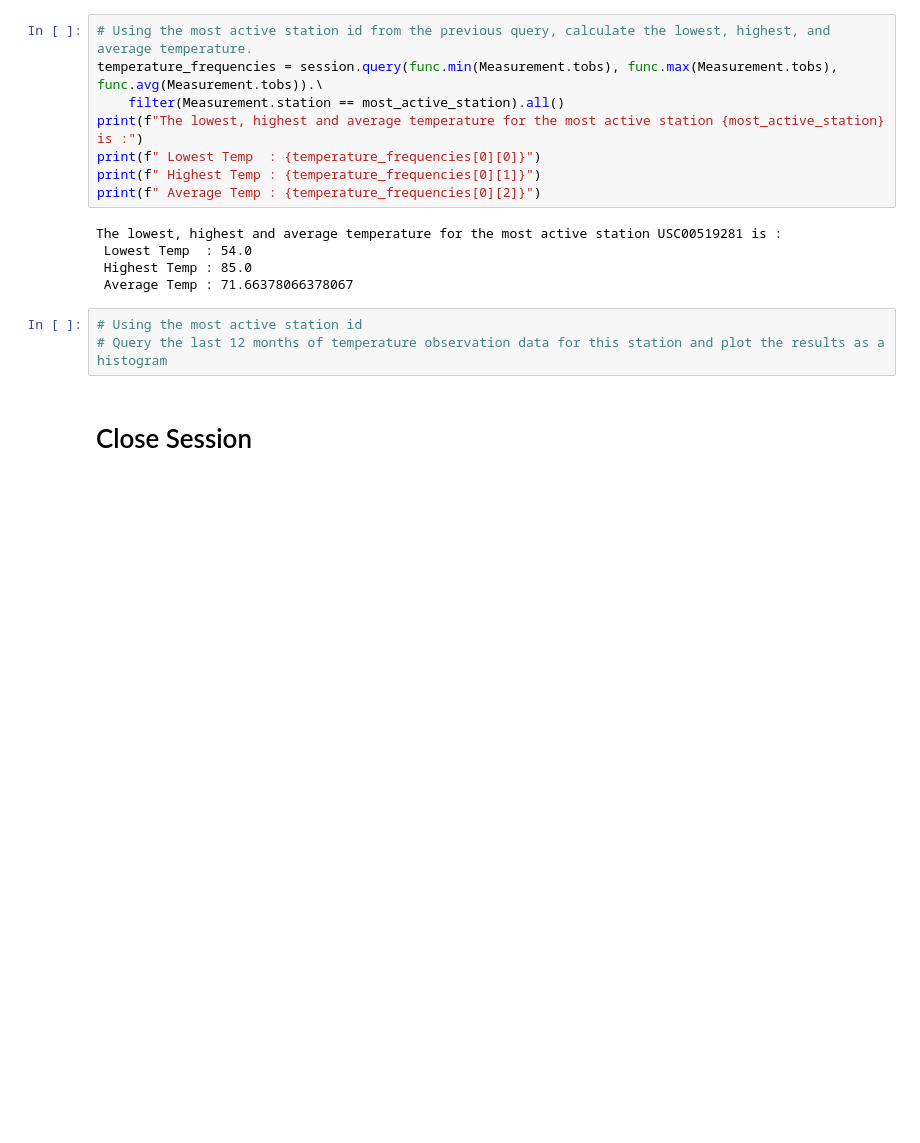
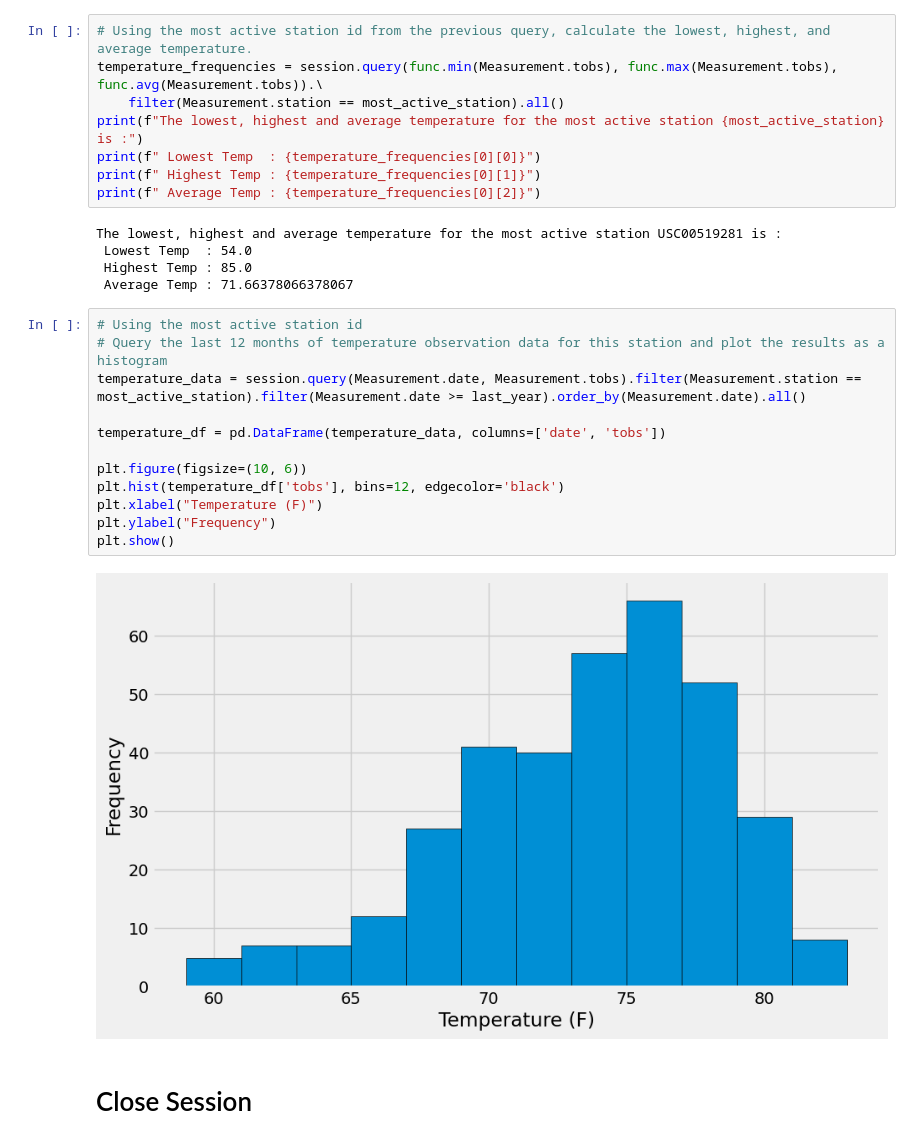
Before and after one commit to Data-Miner99/sqlalchemy-challenge, a Jupyter notebook: SurfsUp/climate_starter.ipynb, the cells around one changed output. Cells and saved outputs as stored; diff of their text form; blank space fills up the shorter version.

```diff
--- a/SurfsUp/climate_starter.ipynb
+++ b/SurfsUp/climate_starter.ipynb
@@ -153,6 +153,17 @@ The lowest, highest and average temperature for the most active station USC00519
 # %%
 # Using the most active station id
 # Query the last 12 months of temperature observation data for this station and plot the results as a histogram
+temperature_data = session.query(Measurement.date, Measurement.tobs).filter(Measurement.station == most_active_station).filter(Measurement.date >= last_year).order_by(Measurement.date).all()
+
+temperature_df = pd.DataFrame(temperature_data, columns=['date', 'tobs'])
+
+plt.figure(figsize=(10, 6))
+plt.hist(temperature_df['tobs'], bins=12, edgecolor='black')
+plt.xlabel("Temperature (F)")
+plt.ylabel("Frequency")
+plt.show()
+# %% [output]
+[figure, added]
 # %% [markdown]
 # Close Session
 # %%
```
